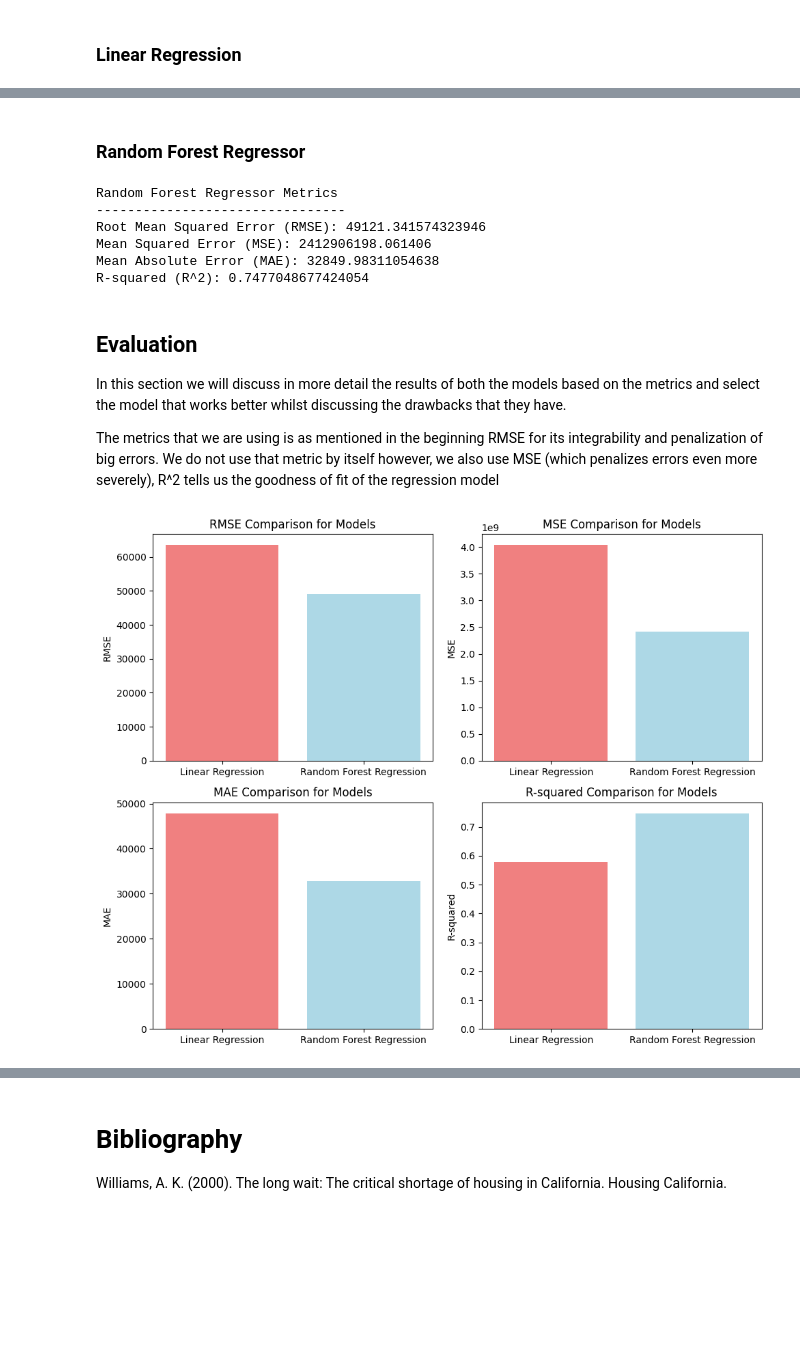
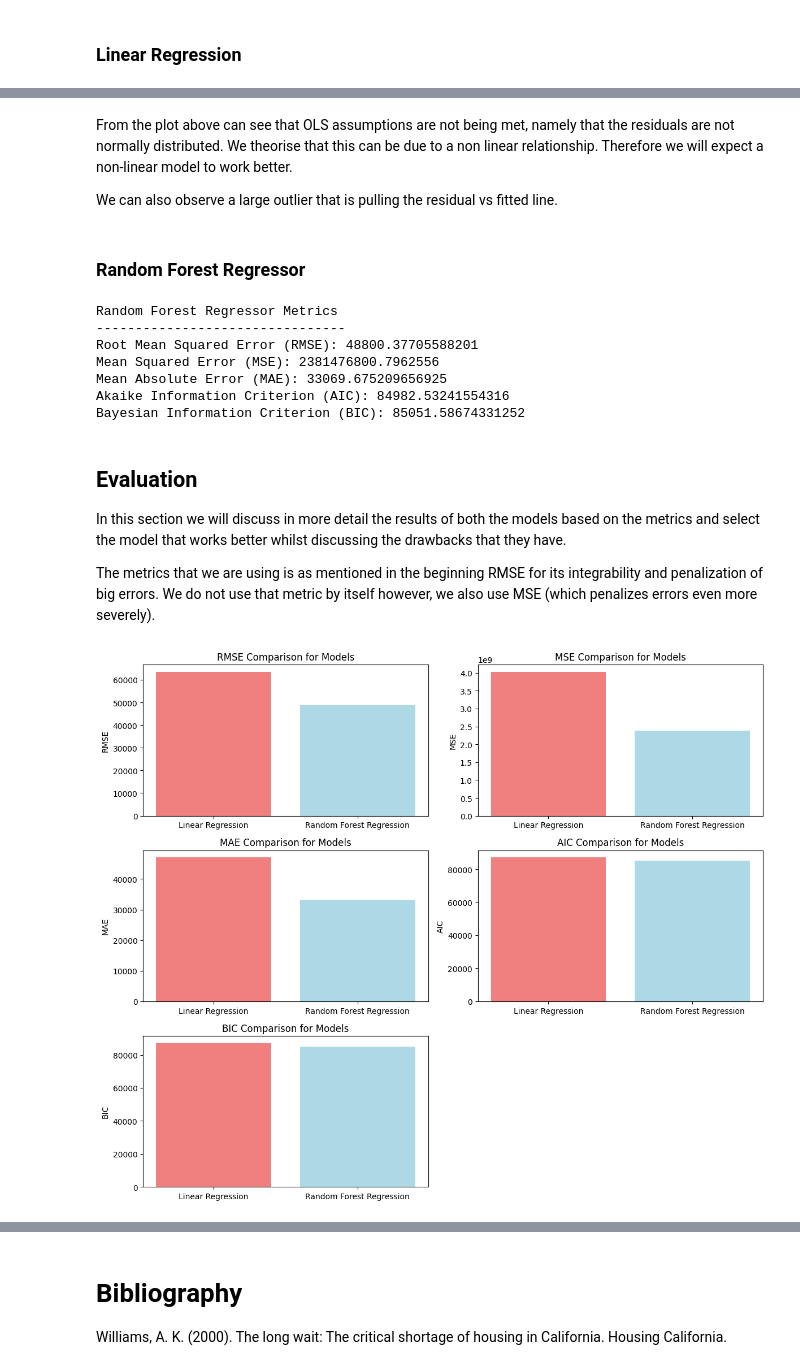
Before and after one commit to JADS-GROUP8/DM, a Jupyter notebook: data_mining_assignment_1_v2.ipynb, the cells around one changed output, grey strips where cells are left out. Cells and saved outputs as stored; diff of their text form; code cells hidden in the pictures; blank space fills up the shorter version.

```diff
--- a/data_mining_assignment_1_v2.ipynb
+++ b/data_mining_assignment_1_v2.ipynb
@@ -494,9 +490,16 @@ print(f'Mean Squared Error (MSE): {mse_linear}')
 # Calculate MAE
 mae_linear = mean_absolute_error(y_test, y_pred)
 print(f'Mean Absolute Error (MAE): {mae_linear}')
-# Calculate R^2
-r2_linear = r2_score(y_test, y_pred)
-print(f'R-squared (R^2): {r2_linear}')
+
+# Calculate AIC and BIC TODO: Replace the formulas with something better or find a source
+n = len(y_test)
+p = X_test.shape[1]
+
+aic_linear = n * np.log(mse_linear) + 2 * p
+bic_linear = n * np.log(mse_linear) + p * np.log(n)
+
+print(f'Akaike Information Criterion (AIC): {aic_linear}')
+print(f'Bayesian Information Criterion (BIC): {bic_linear}')
 # %% [output]
 Linear Regression Metrics
 --------------------------------
@@ -528,3 +530,7 @@ its cooked
+# %% [markdown]
+From the plot above can see that OLS assumptions are not being met, namely that the residuals are not normally distributed. We theorise that this can be due to a non linear relationship. Therefore we will expect a non-linear model to work better.
+
+We can also observe a large outlier that is pulling the residual vs fitted line.
 # %% [markdown]
 ### Random Forest Regressor
 # %%
@@ -546,52 +552,59 @@ print(f'Mean Squared Error (MSE): {mse_rf}')
 # Calculate MAE
 mae_rf = mean_absolute_error(y_test, y_pred_rf)
 print(f'Mean Absolute Error (MAE): {mae_rf}')
-# Calculate R^2
-r2_rf = r2_score(y_test, y_pred_rf)
-print(f'R-squared (R^2): {r2_rf}')
+
+# Calculate AIC and BIC
+aic_rf = n * np.log(mse_rf) + 2 * p
+bic_rf = n * np.log(mse_rf) + p * np.log(n)
+
+print(f'Akaike Information Criterion (AIC): {aic_rf}')
+print(f'Bayesian Information Criterion (BIC): {bic_rf}')
 # %% [output]
 Random Forest Regressor Metrics
 --------------------------------
-Root Mean Squared Error (RMSE): 49121.341574323946
-Mean Squared Error (MSE): 2412906198.061406
-Mean Absolute Error (MAE): 32849.98311054638
-R-squared (R^2): 0.7477048677424054
+Root Mean Squared Error (RMSE): 48800.37705588201
+Mean Squared Error (MSE): 2381476800.7962556
+Mean Absolute Error (MAE): 33069.675209656925
+Akaike Information Criterion (AIC): 84982.53241554316
+Bayesian Information Criterion (BIC): 85051.58674331252
 # %% [markdown]
 ## Evaluation
 
 In this section we will discuss in more detail the results of both the models based on the metrics and select the model that works better whilst discussing the drawbacks that they have.
 
-The metrics that we are using is as mentioned in the beginning RMSE for its integrability and penalization of big errors. We do not use that metric by itself however, we also use MSE (which penalizes errors even more severely), R^2 tells us the goodness of fit of the regression model
+The metrics that we are using is as mentioned in the beginning RMSE for its integrability and penalization of big errors. We do not use that metric by itself however, we also use MSE (which penalizes errors even more severely).
 # %%
 # Define the models and their metrics
 models = ['Linear Regression', 'Random Forest Regression']
-metrics = ['RMSE', 'MSE', 'MAE', 'R-squared']
+metrics = ['RMSE', 'MSE', 'MAE', 'AIC', 'BIC']
 
 # Define the values for each metric
 rmse_values = [rmse_linear, rmse_rf]
 mse_values = [mse_linear, mse_rf]
 mae_values = [mae_linear, mae_rf]
-r2_values = [r2_linear, r2_rf]
+aic_values = [aic_linear, aic_rf]
+bic_values = [bic_linear, bic_rf]
 
 # Create a dictionary to hold the metric values
 metric_values = {
     'RMSE': rmse_values,
     'MSE': mse_values,
     'MAE': mae_values,
-    'R-squared': r2_values
+    'AIC': aic_values,
+    'BIC': bic_values
 }
 
 # Plot each metric
-plt.figure(figsize=(10, 8))
+plt.figure(figsize=(12, 10))
 
 for i, metric in enumerate(metrics):
-    plt.subplot(2, 2, i + 1)
+    plt.subplot(3, 2, i + 1)
     plt.bar(models, metric_values[metric], color=['lightcoral', 'lightblue'])
     plt.ylabel(metric)
     plt.title(f'{metric} Comparison for Models')
 
 plt.tight_layout()
 plt.show()
 # %% [output]
-[figure, old version]
+[figure, new version]
 # %% [markdown]
```
Also changed, not shown: parts of 18 cells of this notebook.
